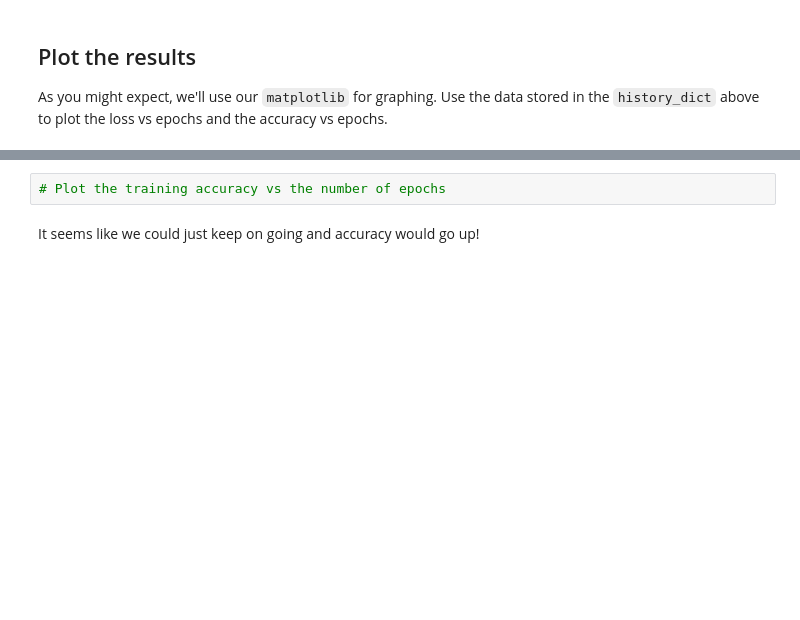
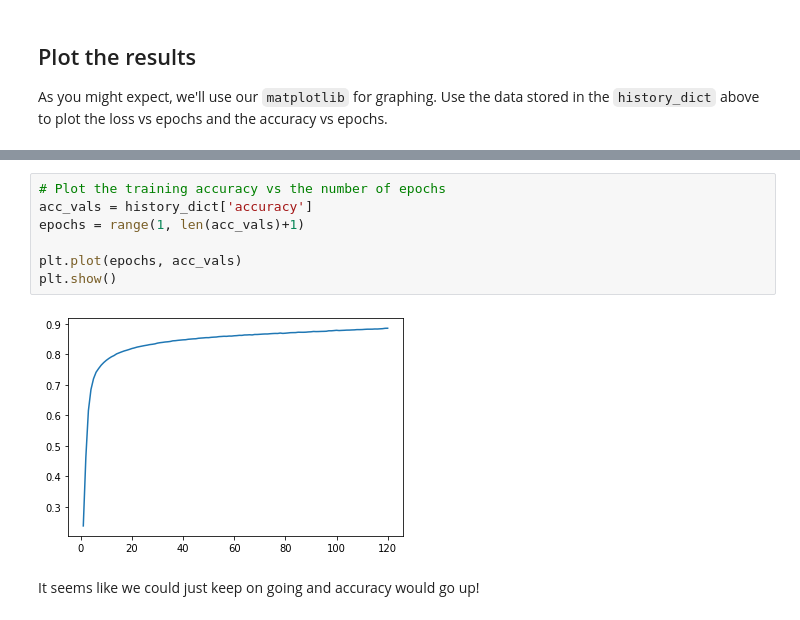
Before and after one commit to nadinezab/s40-introduction-to-keras-lab, a Jupyter notebook: index.ipynb, the cells around one changed output, grey strips where cells are left out. Drawn from its saved outputs; the diff is of its cells as text; blank space fills up the shorter version.

```diff
--- a/index.ipynb
+++ b/index.ipynb
@@ -276,5 +301,12 @@ As you might expect, we'll use our `matplotlib` for graphing. Use the data store
 # %%
 # Plot the training accuracy vs the number of epochs
+acc_vals = history_dict['accuracy']
+epochs = range(1, len(acc_vals)+1)
+
+plt.plot(epochs, acc_vals)
+plt.show()
+# %% [output]
+[figure, added]
 # %% [markdown]
 It seems like we could just keep on going and accuracy would go up!
 # %% [markdown]
```
Also changed, not shown: parts of 6 cells of this notebook.
